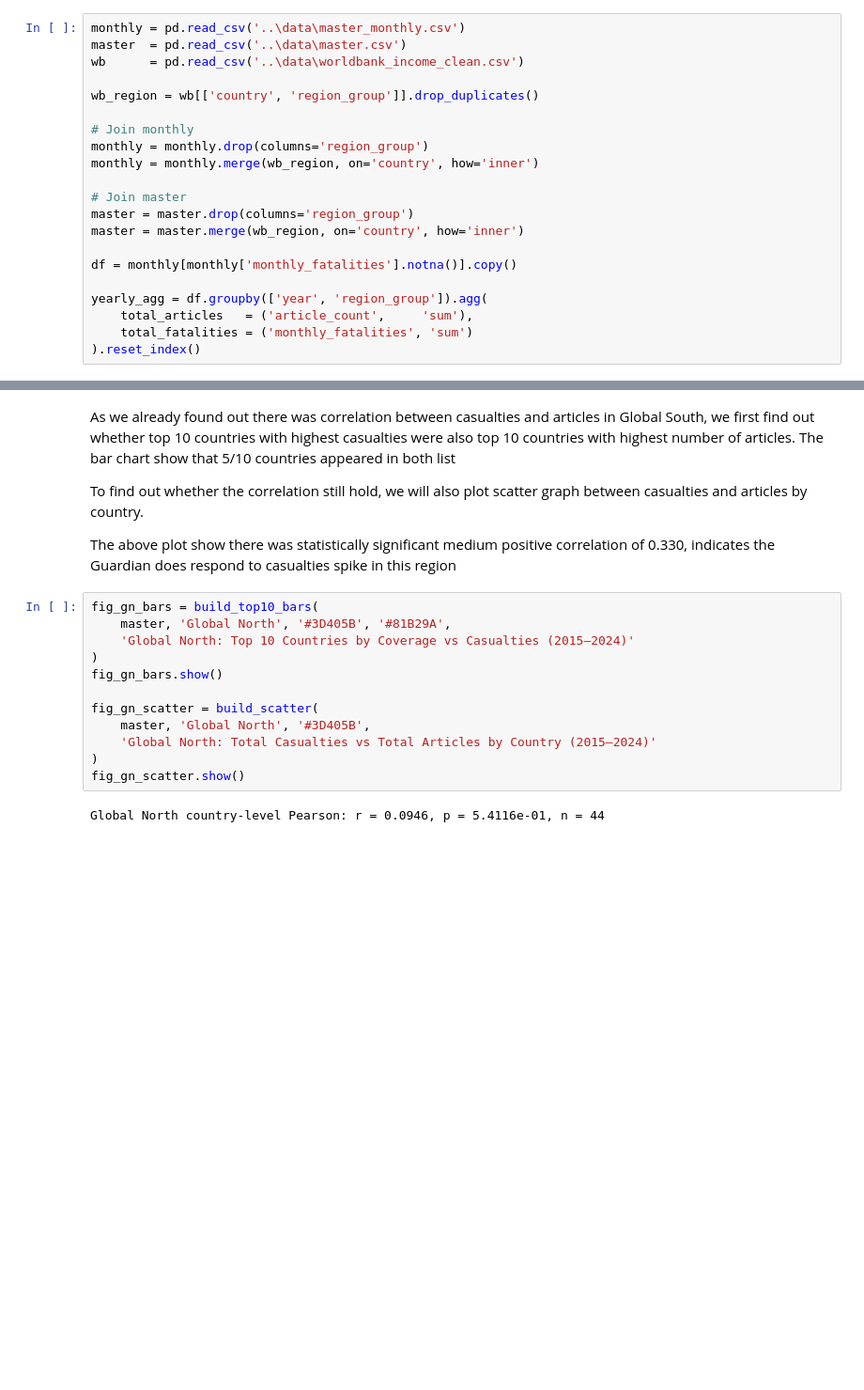
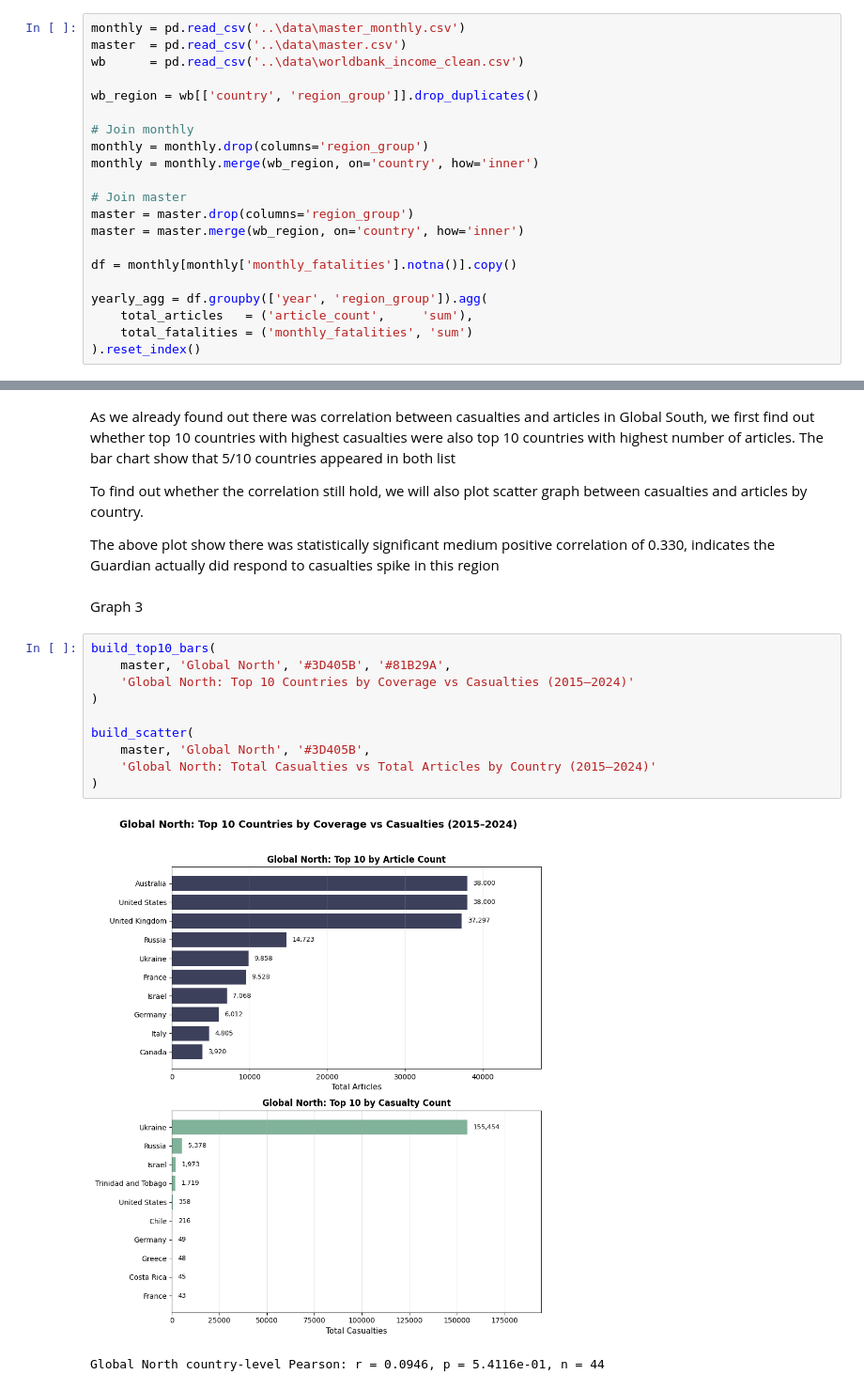
Before and after one commit to Harry9087655/ST115-group-project, a Jupyter notebook: analysis/q4.ipynb, the cells around one changed output, grey strips where cells are left out. Shown at 94% size. Saved outputs shown, nothing was run; the diff lists cells and outputs as text; blank space fills up the shorter version.

```diff
--- a/analysis/q4.ipynb
+++ b/analysis/q4.ipynb
@@ -367,18 +299,19 @@ As we already found out there was correlation between casualties and articles in
 
 To find out whether the correlation still hold, we will also plot scatter graph between casualties and articles by country.
 
-The above plot show there was statistically significant medium positive correlation of 0.330, indicates the Guardian does respond to casualties spike in this region
+The above plot show there was statistically significant medium positive correlation of 0.330, indicates the Guardian actually did respond to casualties spike in this region
+# %% [markdown]
+Graph 3
 # %%
-fig_gn_bars = build_top10_bars(
+build_top10_bars(
     master, 'Global North', '#3D405B', '#81B29A',
     'Global North: Top 10 Countries by Coverage vs Casualties (2015–2024)'
 )
-fig_gn_bars.show()
 
-fig_gn_scatter = build_scatter(
+build_scatter(
     master, 'Global North', '#3D405B',
     'Global North: Total Casualties vs Total Articles by Country (2015–2024)'
 )
-fig_gn_scatter.show()
 # %% [output]
+[figure, added]
 Global North country-level Pearson: r = 0.0946, p = 5.4116e-01, n = 44
```
Also changed, not shown: parts of 19 cells of this notebook.
